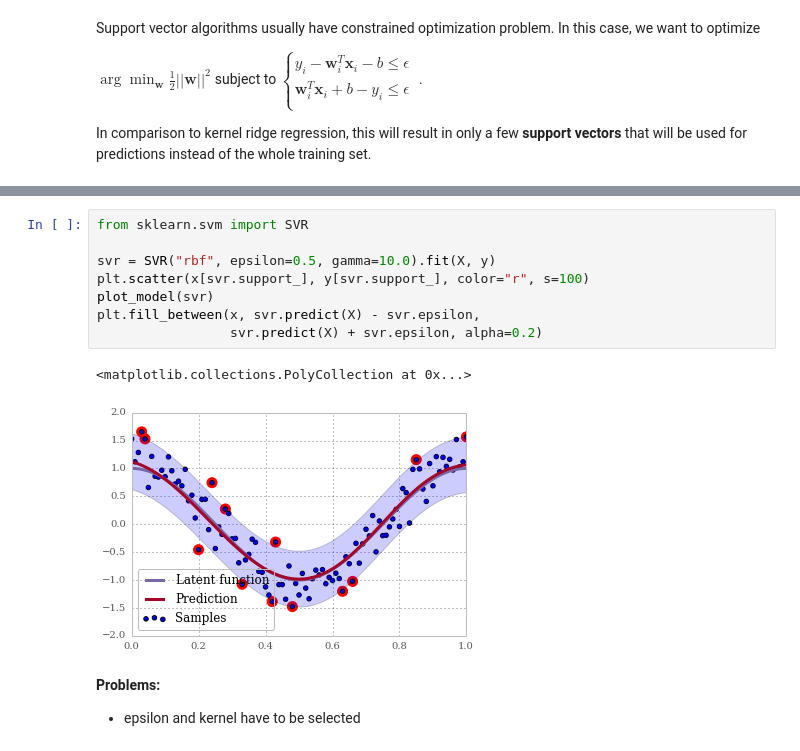
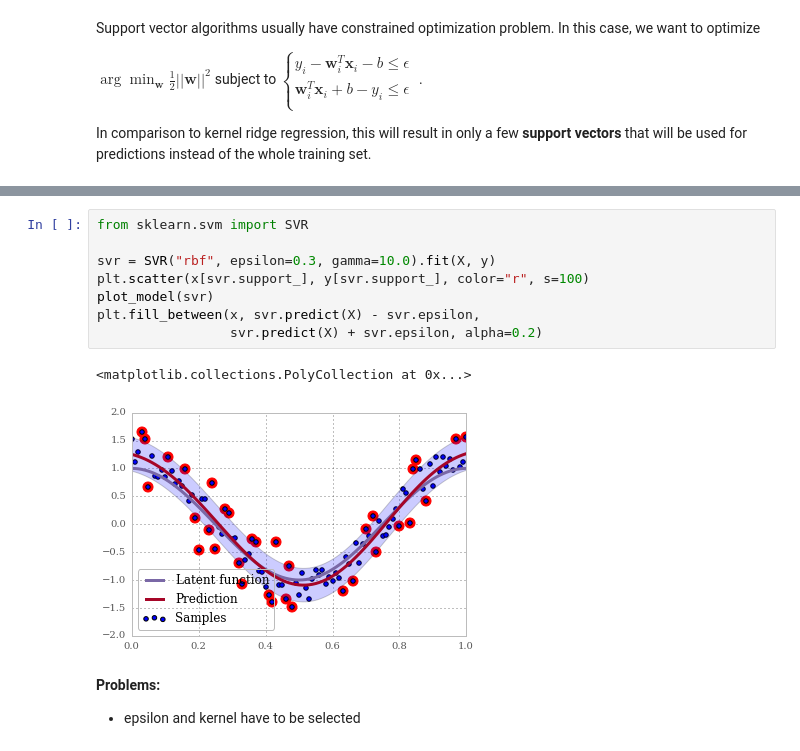
Before and after one commit to AlexanderFabisch/regression-tutorial, a Jupyter notebook: regression.ipynb, the cells around one changed output, grey strips where cells are left out. Cells and saved outputs as stored; diff of their text form.

```diff
--- a/regression.ipynb
+++ b/regression.ipynb
@@ -487,14 +492,14 @@ Source: http://research.ncku.edu.tw/re/articles/e/20080620/3.html
 # %%
 from sklearn.svm import SVR
 
-svr = SVR("rbf", epsilon=0.5, gamma=10.0).fit(X, y)
+svr = SVR("rbf", epsilon=0.3, gamma=10.0).fit(X, y)
 plt.scatter(x[svr.support_], y[svr.support_], color="r", s=100)
 plot_model(svr)
 plt.fill_between(x, svr.predict(X) - svr.epsilon,
                  svr.predict(X) + svr.epsilon, alpha=0.2)
 # %% [output]
 <matplotlib.collections.PolyCollection at 0x...>
-[figure, old version]
+[figure, new version]
 # %% [markdown]
 **Problems:**
 
```
Also changed, not shown: parts of 13 cells of this notebook, 1 other file.
